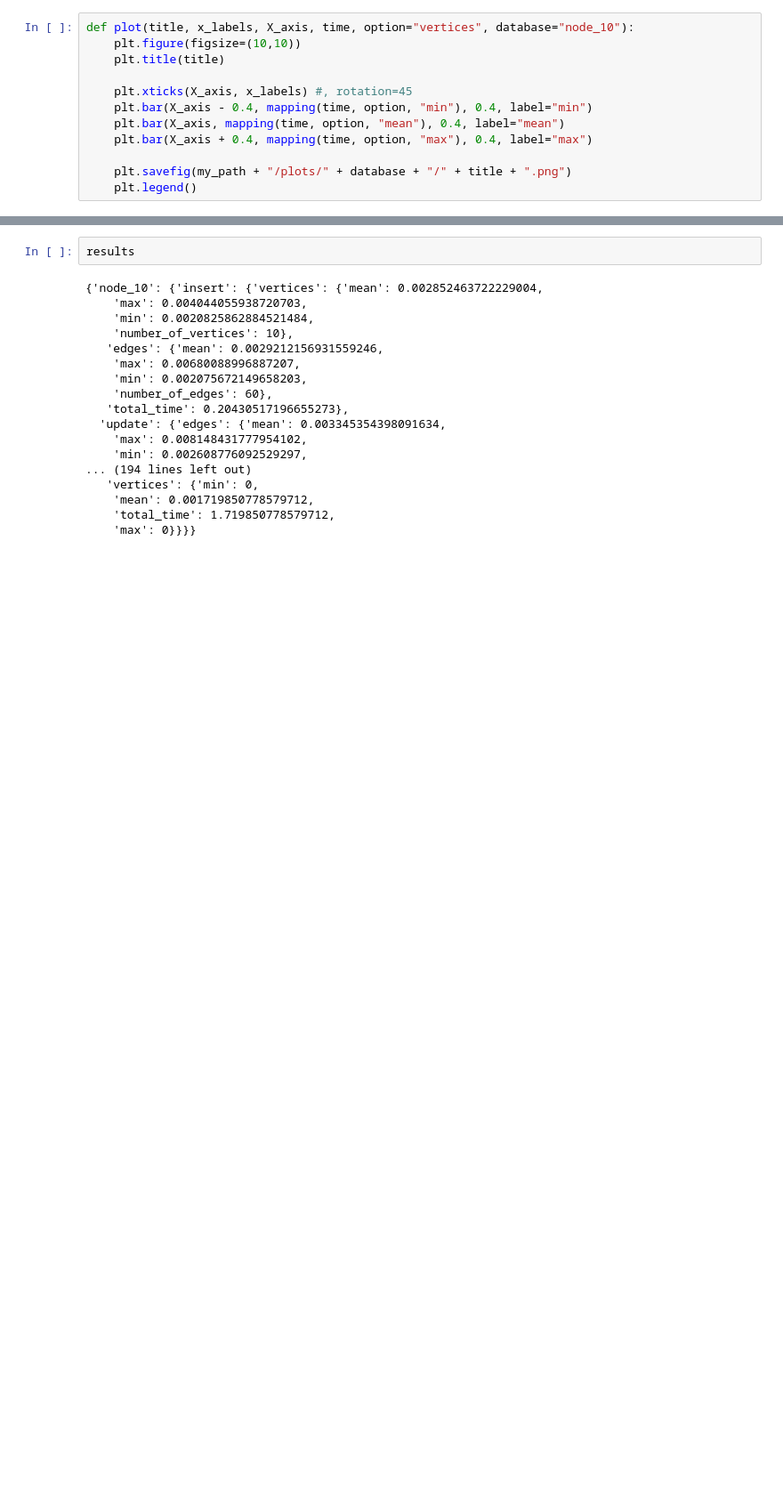
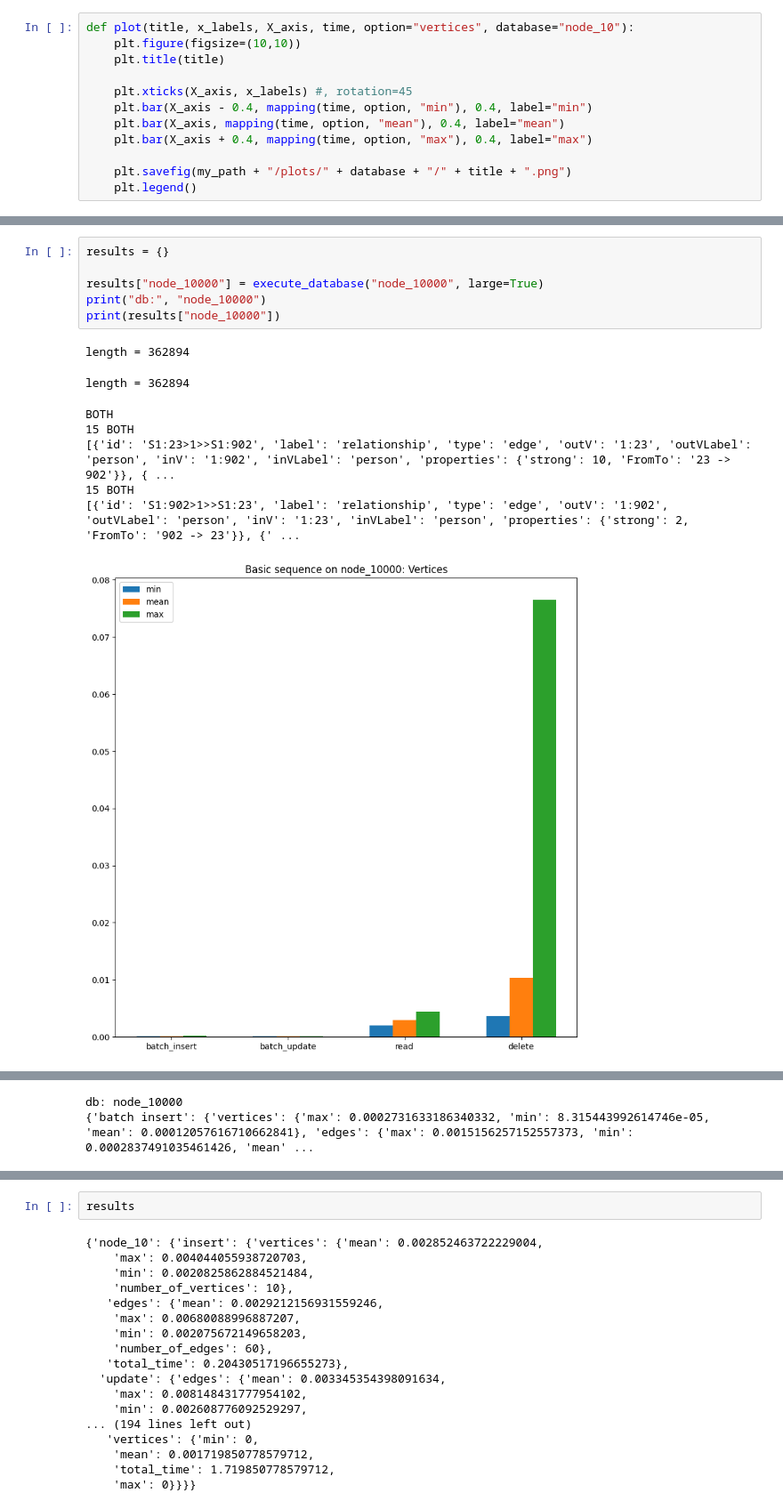
Before and after one commit to thodpap/CompareGraphDatabases, a Jupyter notebook: main_code/main.ipynb, the cells around one changed output, grey strips where cells are left out. Shown at 89% size. Drawn from its saved outputs; the diff is of its cells as text; blank space fills up the shorter version.

```diff
--- a/main_code/main.ipynb
+++ b/main_code/main.ipynb
@@ -136,0 +182,15 @@ length = 32
+# %%
+results = {}
+
+results["node_10000"] = execute_database("node_10000", large=True)
+print("db:", "node_10000")
+print(results["node_10000"])
+# %% [output]
+length = 362894
+length = 362894
+BOTH
+15 BOTH
+[{'id': 'S1:23>1>>S1:902', 'label': 'relationship', 'type': 'edge', 'outV': '1:23', 'outVLabel': 'person', 'inV': '1:902', 'inVLabel': 'person', 'properties': {'strong': 10, 'FromTo': '23 -> 902'}}, { ...
+15 BOTH
+[{'id': 'S1:902>1>>S1:23', 'label': 'relationship', 'type': 'edge', 'outV': '1:902', 'outVLabel': 'person', 'inV': '1:23', 'inVLabel': 'person', 'properties': {'strong': 2, 'FromTo': '902 -> 23'}}, {' ...
+[figure, added]
@@ -136,0 +198,2 @@ length = 32
+db: node_10000
+{'batch insert': {'vertices': {'max': 0.0002731633186340332, 'min': 8.315443992614746e-05, 'mean': 0.00012057616710662841}, 'edges': {'max': 0.0015156257152557373, 'min': 0.0002837491035461426, 'mean' ...
```
Also changed, not shown: parts of 17 cells of this notebook, 40 other files.
